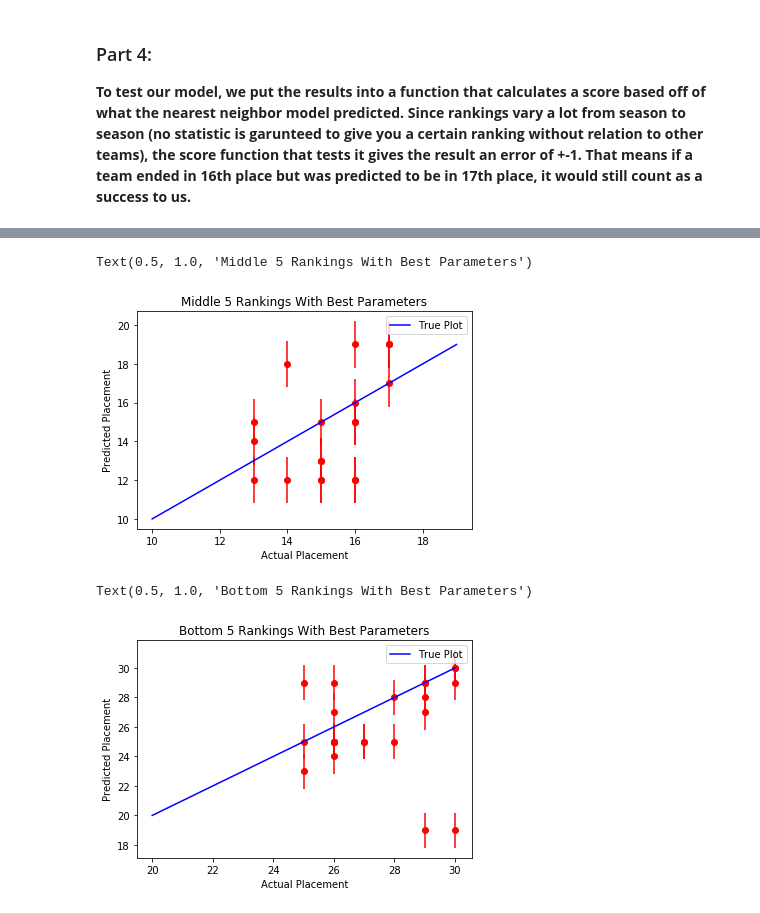
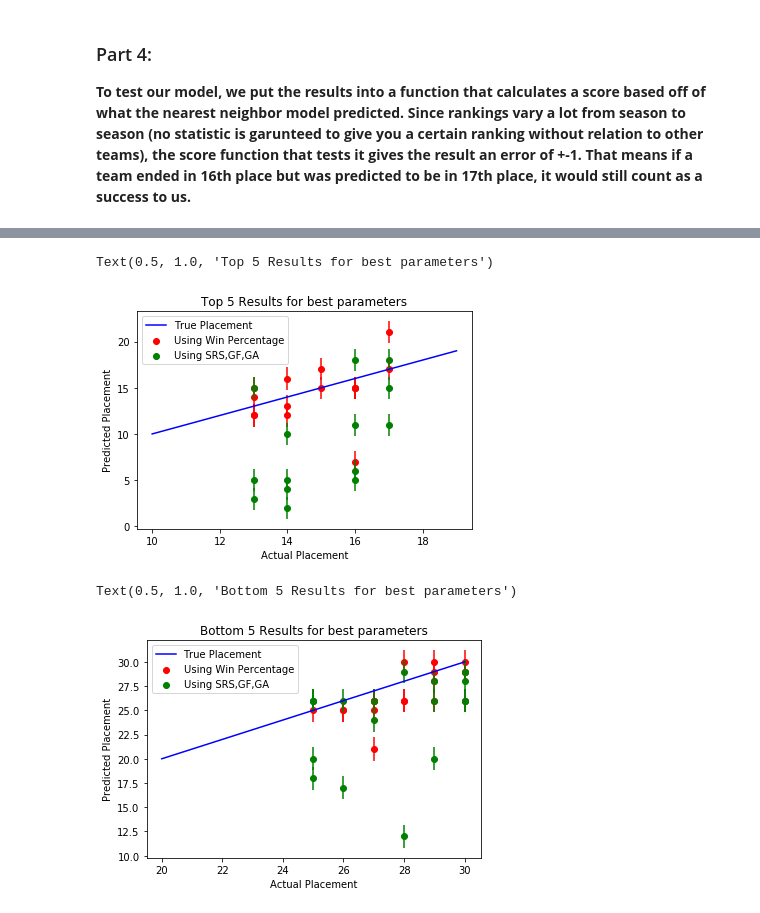
Before and after one commit to daviso42/CMSE202_Final_Project, a Jupyter notebook: TeamClass.ipynb, the cells around one changed output, grey strips where cells are left out. Cells and saved outputs as stored; diff of their text form; code cells hidden in the pictures.

```diff
--- a/TeamClass.ipynb
+++ b/TeamClass.ipynb
@@ -203,30 +262,64 @@ Text(0.5, 1.0, 'Results for best parameters')
 # %%
+label = True
 for i in range(len(placement_scores['Middle5'])):
     for j in placement_scores['Middle5'][i]:
-        if i == 3:
-            plt.scatter(j[0],j[1], color = 'red', alpha = 1)
-            plt.errorbar(j[0],j[1],1.2, color = "red")
-plt.plot([i for i in range(10,20)],[i for i in range(10,20)], color = 'blue', label = "True Plot")
+        if i == 2:
+            if label:
+                plt.scatter(j[0],j[1], color = 'red', alpha = 1, label = "Using Win Percentage")
+                plt.errorbar(j[0],j[1],1.2, color = "red")
+                label = False
+            else:
+                plt.scatter(j[0],j[1], color = 'red', alpha = 1)
+                plt.errorbar(j[0],j[1],1.2, color = "red")
+label = True
+for i in range(len(middle5_specific)):
+    if label:
+        plt.scatter(middle5_specific[i][0],middle5_specific[i][1],color = 'green', label = "Using SRS,GF,GA")
+        plt.errorbar(middle5_specific[i][0],middle5_specific[i][1],1.2,color = 'green')
+        label = False
+    else:
+        plt.scatter(middle5_specific[i][0],middle5_specific[i][1],color = 'green')
+        plt.errorbar(middle5_specific[i][0],middle5_specific[i][1],1.2,color = 'green')
+
+plt.plot([i for i in range(10,20)],[i for i in range(10,20)], color = 'blue', label = "True Placement")
        # plt.scatter(j[1],j[1], color = 'blue')
 plt.ylabel("Predicted Placement")
 plt.xlabel("Actual Placement")
 plt.legend()
-plt.title("Middle 5 Rankings With Best Parameters")
+
+plt.title("Middle 5 Results for best parameters")
 # %% [output]
-Text(0.5, 1.0, 'Middle 5 Rankings With Best Parameters')
+Text(0.5, 1.0, 'Top 5 Results for best parameters')
-[figure, old version]
+[figure, new version]
 # %%
+label = True
 for i in range(len(placement_scores['Bottom5'])):
     for j in placement_scores['Bottom5'][i]:
-        if i == 3:
-            plt.scatter(j[0],j[1], color = 'red', alpha = 1)
-            plt.errorbar(j[0],j[1],1.2, color = "red")
-plt.plot([i for i in range(20,31)],[i for i in range(20,31)], color = 'blue', label = "True Plot")
+        if i == 2:
+            if label:
+                plt.scatter(j[0],j[1], color = 'red', alpha = 1, label = "Using Win Percentage")
+                plt.errorbar(j[0],j[1],1.2, color = "red")
+                label = False
+            else:
+                plt.scatter(j[0],j[1], color = 'red', alpha = 1)
+                plt.errorbar(j[0],j[1],1.2, color = "red")
+label = True
+for i in range(len(bottom5_specific)):
+    if label:
+        plt.scatter(bottom5_specific[i][0],bottom5_specific[i][1],color = 'green', label = "Using SRS,GF,GA")
+        plt.errorbar(bottom5_specific[i][0],bottom5_specific[i][1],1.2,color = 'green')
+        label = False
+    else:
+        plt.scatter(bottom5_specific[i][0],bottom5_specific[i][1],color = 'green')
+        plt.errorbar(bottom5_specific[i][0],bottom5_specific[i][1],1.2,color = 'green')
+
+plt.plot([i for i in range(20,31)],[i for i in range(20,31)], color = 'blue', label = "True Placement")
        # plt.scatter(j[1],j[1], color = 'blue')
 plt.ylabel("Predicted Placement")
 plt.xlabel("Actual Placement")
 plt.legend()
-plt.title("Bottom 5 Rankings With Best Parameters")
+
+plt.title("Bottom 5 Results for best parameters")
 # %% [output]
-Text(0.5, 1.0, 'Bottom 5 Rankings With Best Parameters')
+Text(0.5, 1.0, 'Bottom 5 Results for best parameters')
-[figure, old version]
+[figure, new version]
```
Also changed, not shown: parts of 10 cells of this notebook.
